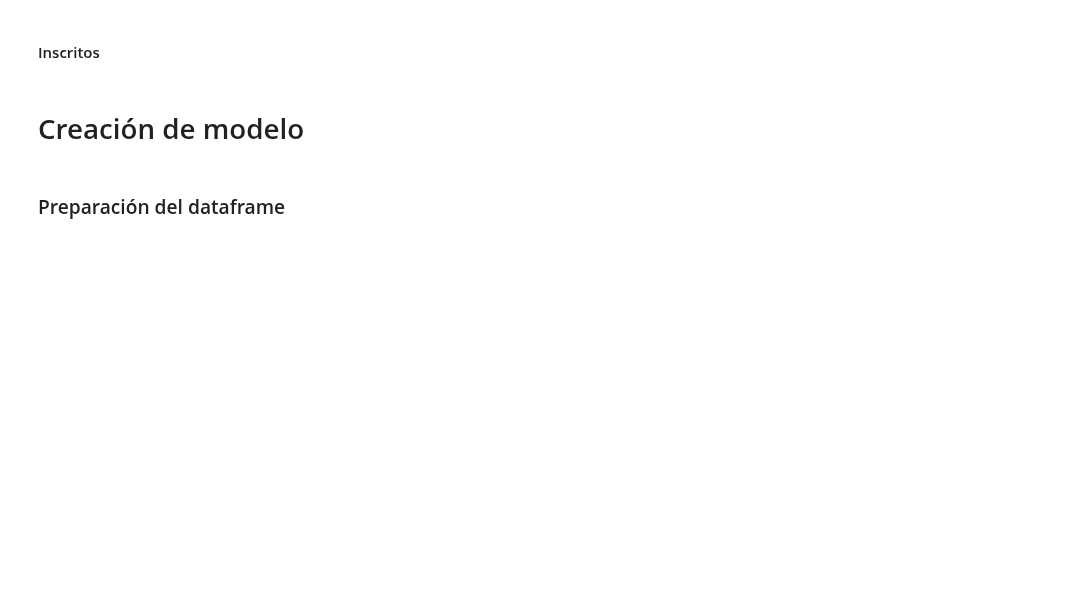
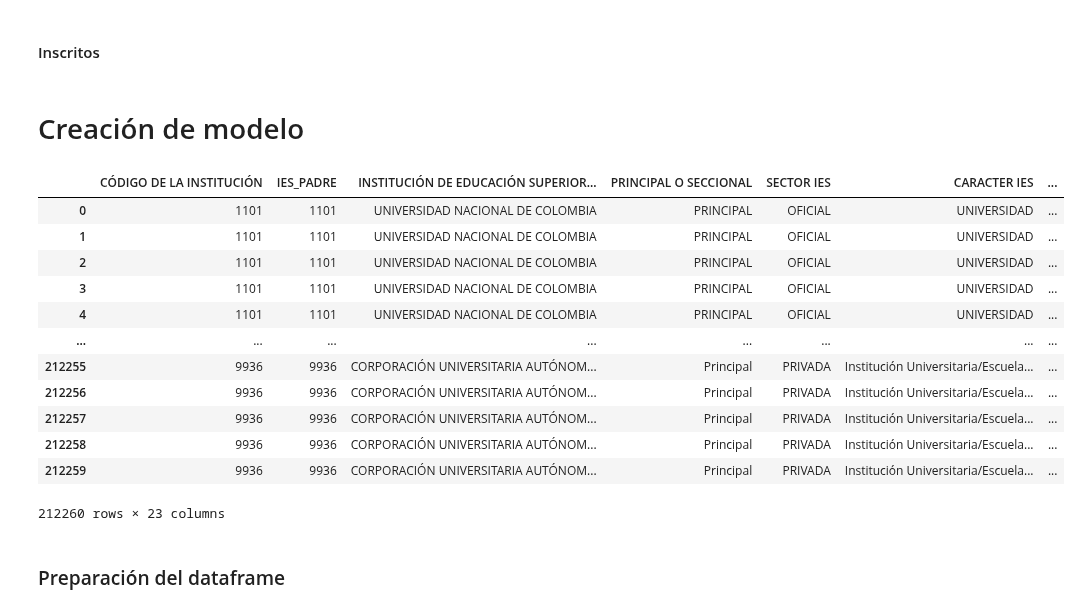
Before and after one commit to PadInLa/internship-project-202410, a Jupyter notebook: model.ipynb, the cells around one changed output. Drawn from its saved outputs; the diff is of its cells as text; code cells hidden in the pictures; blank space fills up the shorter version.

```diff
--- a/model.ipynb
+++ b/model.ipynb
@@ -92,6 +92,22 @@ group_columns = [
 aggregated_dfInscritos = dfInscritos.groupby(group_columns, as_index=False)['INSCRITOS'].sum()
 # %% [markdown]
 # Creación de modelo
+# %%
+aggregated_dfMatprimer
+# %% [output]
+|  | CÓDIGO DE LA INSTITUCIÓN | IES_PADRE | INSTITUCIÓN DE EDUCACIÓN SUPERIOR... | PRINCIPAL O SECCIONAL | SECTOR IES | CARACTER IES | ... |
+| 0 | 1101 | 1101 | UNIVERSIDAD NACIONAL DE COLOMBIA | PRINCIPAL | OFICIAL | UNIVERSIDAD | ... |
+| 1 | 1101 | 1101 | UNIVERSIDAD NACIONAL DE COLOMBIA | PRINCIPAL | OFICIAL | UNIVERSIDAD | ... |
+| 2 | 1101 | 1101 | UNIVERSIDAD NACIONAL DE COLOMBIA | PRINCIPAL | OFICIAL | UNIVERSIDAD | ... |
+| 3 | 1101 | 1101 | UNIVERSIDAD NACIONAL DE COLOMBIA | PRINCIPAL | OFICIAL | UNIVERSIDAD | ... |
+| 4 | 1101 | 1101 | UNIVERSIDAD NACIONAL DE COLOMBIA | PRINCIPAL | OFICIAL | UNIVERSIDAD | ... |
+| ... | ... | ... | ... | ... | ... | ... | ... |
+| 212255 | 9936 | 9936 | CORPORACIÓN UNIVERSITARIA AUTÓNOM... | Principal | PRIVADA | Institución Universitaria/Escuela... | ... |
+| 212256 | 9936 | 9936 | CORPORACIÓN UNIVERSITARIA AUTÓNOM... | Principal | PRIVADA | Institución Universitaria/Escuela... | ... |
+| 212257 | 9936 | 9936 | CORPORACIÓN UNIVERSITARIA AUTÓNOM... | Principal | PRIVADA | Institución Universitaria/Escuela... | ... |
+| 212258 | 9936 | 9936 | CORPORACIÓN UNIVERSITARIA AUTÓNOM... | Principal | PRIVADA | Institución Universitaria/Escuela... | ... |
+| 212259 | 9936 | 9936 | CORPORACIÓN UNIVERSITARIA AUTÓNOM... | Principal | PRIVADA | Institución Universitaria/Escuela... | ... |
+212260 rows × 23 columns
 # %% [markdown]
 ### Preparación del dataframe
 # %%
```
Also changed, not shown: parts of 10 cells of this notebook.
